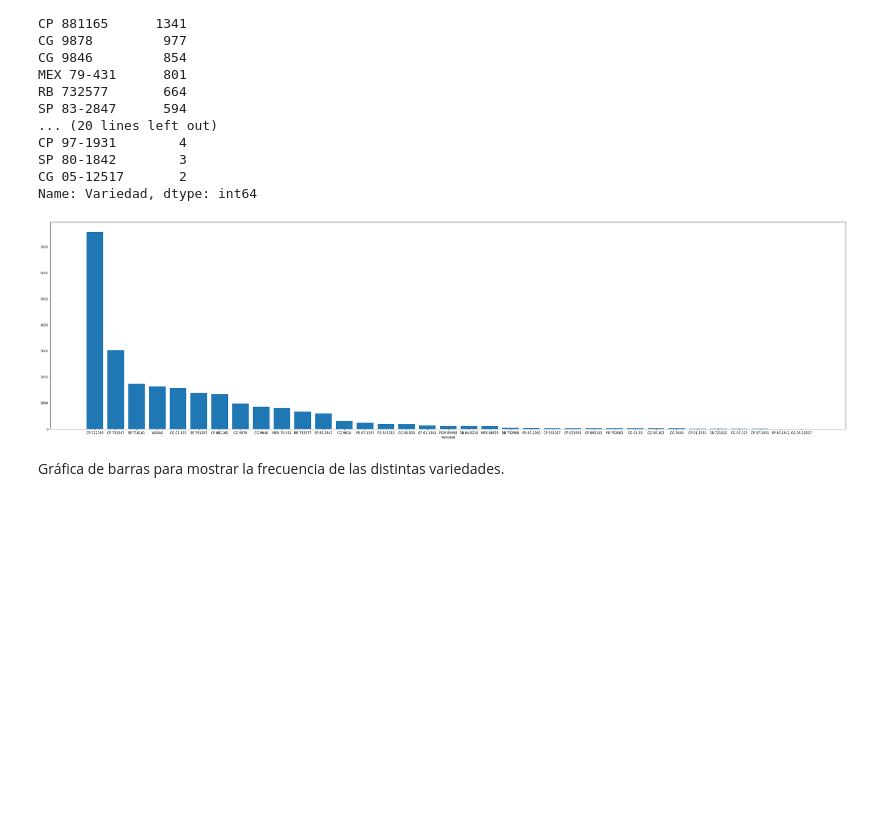
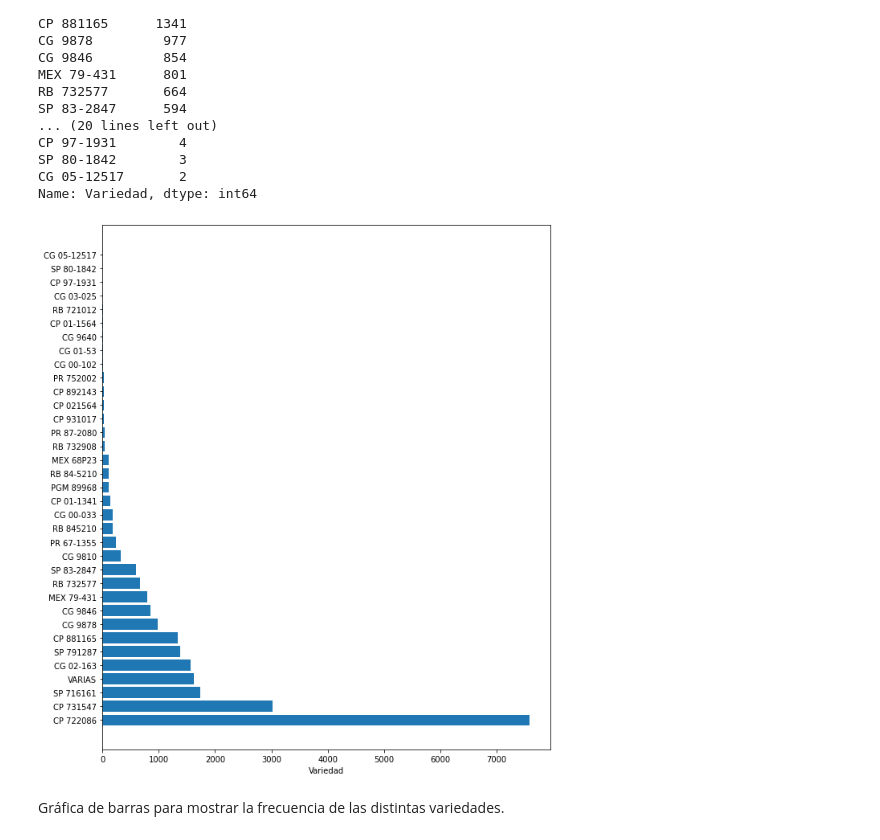
Before and after one commit to UVG-Teams/datamining-proyecto, a Jupyter notebook: Proyecto v1.ipynb, the cells around one changed output. Cells and saved outputs as stored; diff of their text form; code cells hidden in the pictures; blank space fills up the shorter version.

```diff
--- a/Proyecto v1.ipynb
+++ b/Proyecto v1.ipynb
@@ -108,12 +108,12 @@ CG 05-12517       2
 Name: Variedad, dtype: int64
 # %%
 frequency = data['Variedad'].value_counts()
-plt.figure(figsize=(45, 12))
+plt.figure(figsize=(10, 12))
 plt.xlabel('Variedad')
-plt.bar(frequency.index, height=frequency)
+plt.barh(frequency.index, width=frequency)
 plt.show()
 # %% [output]
-[figure, old version]
+[figure, new version]
 # %% [markdown]
 Gráfica de barras para mostrar la frecuencia de las distintas variedades.
 # %%
```
